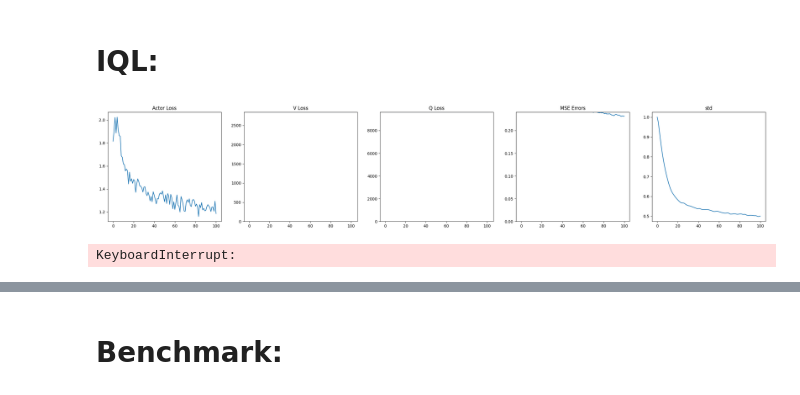
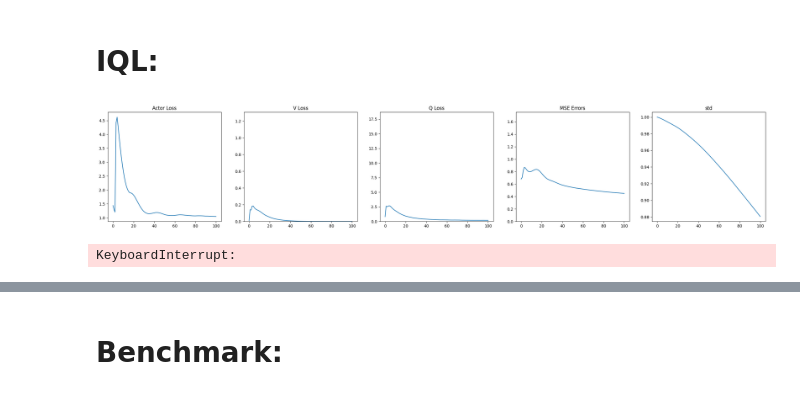
Before and after one commit to TheSun00000/fre_experiments, a Jupyter notebook: offline_fre.ipynb, the cells around one changed output, grey strips where cells are left out. Saved outputs shown, nothing was run; the diff lists cells and outputs as text; code cells hidden in the pictures.

```diff
--- a/offline_fre.ipynb
+++ b/offline_fre.ipynb
@@ -553,9 +594,9 @@ decode_obs = random_states[:, 128:, :].to(device)
 encode_rewards = random_states_rewards[:, :128, None].to(device)
 decode_rewards = random_states_rewards[:, 128:, None].to(device)
 
-benchmark_id = 16
-encode_rewards = benchmarks[benchmark_id][0](encode_obs.cpu(), 5).unsqueeze(-1).to(device)
-decode_rewards = benchmarks[benchmark_id][0](decode_obs.cpu(), 5).unsqueeze(-1).to(device)
+benchmark_id = 4
+encode_rewards = benchmarks[benchmark_id][0](encode_obs.cpu(), benchmarks[benchmark_id][2]).unsqueeze(-1).to(device)
+decode_rewards = benchmarks[benchmark_id][0](decode_obs.cpu(), benchmarks[benchmark_id][2]).unsqueeze(-1).to(device)
 
 
 # encode_rewards, goals = goal_rewards(encode_obs, goals=None)
@@ -731,7 +772,7 @@ def smooth_and_downsample(losses, smoothing=0.9, max_points=100):
 def get_iql_training_data(batch_size, num_states):
 
     trajectory_idx = torch.randint(0, num_trajectories, (batch_size*num_states,))
-    state_idx = torch.randint(0, len_trajectory, (batch_size*num_states,)) % 1000
+    state_idx = torch.randint(0, len_trajectory, (batch_size*num_states,)) % (STATE_DIM-1)
 
     states = dataset_trajectories[trajectory_idx, state_idx].reshape(batch_size, num_states, obs_dim)
     next_states = dataset_trajectories[trajectory_idx, state_idx+1].reshape(batch_size, num_states, obs_dim)
@@ -768,20 +809,12 @@ def get_reward(reward_params, random_states):
     return all_rewards
 # %%
 iql_agent = IQL(state_dim=obs_dim, action_dim=8).to(device)
-iql_agent.load_state_dict(torch.load('shared_models/iql_agent.pth'))
+# iql_agent.load_state_dict(torch.load('shared_models/iql_agent.pth'))
 
 actor_losses = []
 v_losses, q_losses = [], []
 mse_errors = []
 stds = []
-# %%
-iql_agent.actor = Actor(128 + 29, 8, hidden_dims=[256, 256]).to(device)
-iql_agent.actor_optim = torch.optim.Adam(iql_agent.actor.parameters(), lr=0.003)
-iql_agent.actor_lr_schedule = CosineAnnealingLR(iql_agent.actor_optim, 5000)
-
-actor_losses = []
-mse_errors = []
-stds = []
 # %%
 config = {
     'expectile': 0.8,
@@ -830,34 +863,34 @@ for timestep in tqdm(range(100000)):
 
     v = iql_agent.get_value(w_target, batch['states'])
     adv = target_q - v
-    # v_loss = expectile_loss(adv, adv, config['expectile'])
-    # v_loss = v_loss.mean()
+    v_loss = expectile_loss(adv, adv, config['expectile'])
+    v_loss = v_loss.mean()
 
-    # iql_agent.value.zero_grad(set_to_none=True)
-    # v_loss.backward()
-    # iql_agent.value_optim.step()
+    iql_agent.value.zero_grad(set_to_none=True)
+    v_loss.backward()
+    iql_agent.value_optim.step()
 
     # Critic Loss. Update Q = r #############################
-    # targets = batch['rewards'] + config['discount'] * batch['masks'] * next_v
+    targets = batch['rewards'] + config['discount'] * batch['masks'] * next_v
 
-    # q1, q2 = iql_agent.get_critic(w_target, batch['states'], batch['actions'])
-    # q_loss = ((q1 - targets).pow(2).mean() + (q2 - targets).pow(2).mean()) / 2
-    # q_loss = q_loss
+    q1, q2 = iql_agent.get_critic(w_target, batch['states'], batch['actions'])
+    q_loss = ((q1 - targets).pow(2).mean() + (q2 - targets).pow(2).mean()) / 2
+    q_loss = q_loss
 
-    # iql_agent.critic.zero_grad(set_to_none=True)
-    # q_loss.backward()
-    # iql_agent.critic_optim.step()
+    iql_agent.critic.zero_grad(set_to_none=True)
+    q_loss.backward()
+    iql_agent.critic_optim.step()
 
-    # if timestep % 10 == 0:
-    # update_target_critic(iql_agent.critic, iql_agent.target_critic, config['tau'])
+    if timestep % 10 == 0:
+        update_target_critic(iql_agent.critic, iql_agent.target_critic, config['tau'])
 
-    # value_loss = v_loss + q_loss
-    # value_info = {
-    #     'v_loss': v_loss,
-    #     'q_loss': q_loss,
-    #     'v': v.mean(),
-    #     'q': torch.minimum(q1, q2).mean(),
-    # }
+    value_loss = v_loss + q_loss
+    value_info = {
+        'v_loss': v_loss,
+        'q_loss': q_loss,
+        'v': v.mean(),
+        'q': torch.minimum(q1, q2).mean(),
+    }
 
 
     # Actor Loss ############################################
@@ -898,34 +931,34 @@ for timestep in tqdm(range(100000)):
     mse_errors.append(mse_error.item())
     stds.append(std.item())
 
     if timestep % 100 == 0:
         clear_output(True)
         fig, axs = plt.subplots(1, 5, figsize=(30, 5))
 
         axs[0].plot(smooth_and_downsample(actor_losses))
         axs[1].set_ylim(0,max(actor_losses[-100:]))
         axs[0].set_title("Actor Loss")
 
         axs[1].plot(smooth_and_downsample(v_losses))
         axs[1].set_ylim(0,max(v_losses[-100:]))
         axs[1].set_title("V Loss")
 
         axs[2].plot(smooth_and_downsample(q_losses))
         axs[2].set_ylim(0,max(q_losses[-100:]))
         axs[2].set_title("Q Loss")
 
         axs[3].plot(smooth_and_downsample(mse_errors))
         axs[3].set_ylim(0,max(mse_errors[-100:]))
         axs[3].set_title("MSE Errors")
 
         axs[4].plot(smooth_and_downsample(stds))
         axs[4].set_title("std")
 
         plt.show()
 
     # break
 # %% [output]
-[figure, old version]
+[figure, new version]
 KeyboardInterrupt:
 # %%
 def expectile_loss(adv, diff, expectile=0.7):
```
Also changed, not shown: parts of 17 cells of this notebook, 2 other files.
